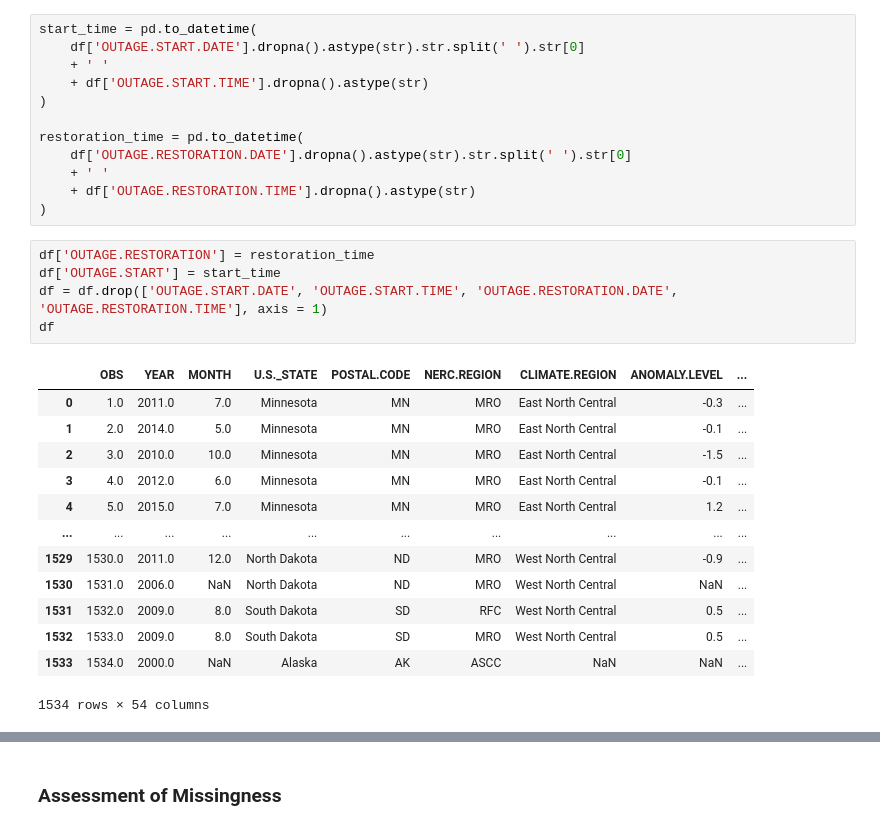
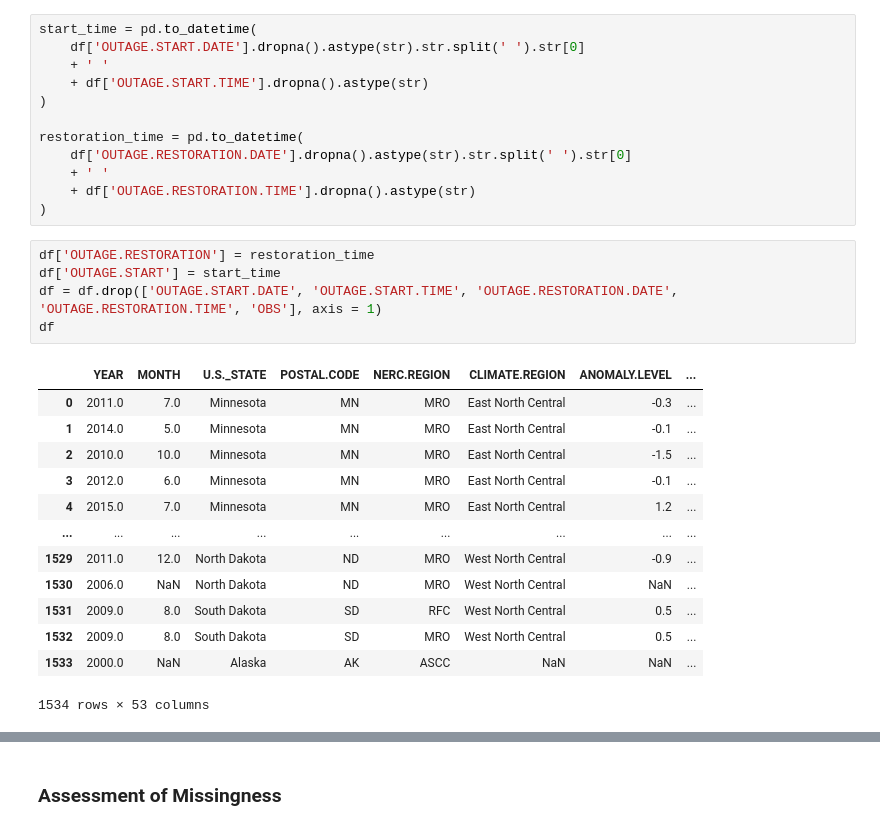
Before and after one commit to YourTeammate/dsc80-co-working, a Jupyter notebook: projects/03/outages.ipynb, the cells around one changed output, grey strips where cells are left out. Cells and saved outputs as stored; diff of their text form.

```diff
--- a/projects/03/outages.ipynb
+++ b/projects/03/outages.ipynb
@@ -78,19 +80,19 @@ restoration_time = pd.to_datetime(
 # %%
 df['OUTAGE.RESTORATION'] = restoration_time
 df['OUTAGE.START'] = start_time
-df = df.drop(['OUTAGE.START.DATE', 'OUTAGE.START.TIME', 'OUTAGE.RESTORATION.DATE', 'OUTAGE.RESTORATION.TIME'], axis = 1)
+df = df.drop(['OUTAGE.START.DATE', 'OUTAGE.START.TIME', 'OUTAGE.RESTORATION.DATE', 'OUTAGE.RESTORATION.TIME', 'OBS'], axis = 1)
 df
 # %% [output]
-|  | OBS | YEAR | MONTH | U.S._STATE | POSTAL.CODE | NERC.REGION | CLIMATE.REGION | ANOMALY.LEVEL | ... |
-| 0 | 1.0 | 2011.0 | 7.0 | Minnesota | MN | MRO | East North Central | -0.3 | ... |
-| 1 | 2.0 | 2014.0 | 5.0 | Minnesota | MN | MRO | East North Central | -0.1 | ... |
-| 2 | 3.0 | 2010.0 | 10.0 | Minnesota | MN | MRO | East North Central | -1.5 | ... |
-| 3 | 4.0 | 2012.0 | 6.0 | Minnesota | MN | MRO | East North Central | -0.1 | ... |
-| 4 | 5.0 | 2015.0 | 7.0 | Minnesota | MN | MRO | East North Central | 1.2 | ... |
-| ... | ... | ... | ... | ... | ... | ... | ... | ... | ... |
-| 1529 | 1530.0 | 2011.0 | 12.0 | North Dakota | ND | MRO | West North Central | -0.9 | ... |
-| 1530 | 1531.0 | 2006.0 | NaN | North Dakota | ND | MRO | West North Central | NaN | ... |
-| 1531 | 1532.0 | 2009.0 | 8.0 | South Dakota | SD | RFC | West North Central | 0.5 | ... |
-| 1532 | 1533.0 | 2009.0 | 8.0 | South Dakota | SD | MRO | West North Central | 0.5 | ... |
-| 1533 | 1534.0 | 2000.0 | NaN | Alaska | AK | ASCC | NaN | NaN | ... |
+|  | YEAR | MONTH | U.S._STATE | POSTAL.CODE | NERC.REGION | CLIMATE.REGION | ANOMALY.LEVEL | ... |
+| 0 | 2011.0 | 7.0 | Minnesota | MN | MRO | East North Central | -0.3 | ... |
+| 1 | 2014.0 | 5.0 | Minnesota | MN | MRO | East North Central | -0.1 | ... |
+| 2 | 2010.0 | 10.0 | Minnesota | MN | MRO | East North Central | -1.5 | ... |
+| 3 | 2012.0 | 6.0 | Minnesota | MN | MRO | East North Central | -0.1 | ... |
+| 4 | 2015.0 | 7.0 | Minnesota | MN | MRO | East North Central | 1.2 | ... |
+| ... | ... | ... | ... | ... | ... | ... | ... | ... |
+| 1529 | 2011.0 | 12.0 | North Dakota | ND | MRO | West North Central | -0.9 | ... |
+| 1530 | 2006.0 | NaN | North Dakota | ND | MRO | West North Central | NaN | ... |
+| 1531 | 2009.0 | 8.0 | South Dakota | SD | RFC | West North Central | 0.5 | ... |
+| 1532 | 2009.0 | 8.0 | South Dakota | SD | MRO | West North Central | 0.5 | ... |
+| 1533 | 2000.0 | NaN | Alaska | AK | ASCC | NaN | NaN | ... |
-1534 rows × 54 columns
+1534 rows × 53 columns
```
Also changed, not shown: parts of 15 cells of this notebook.
